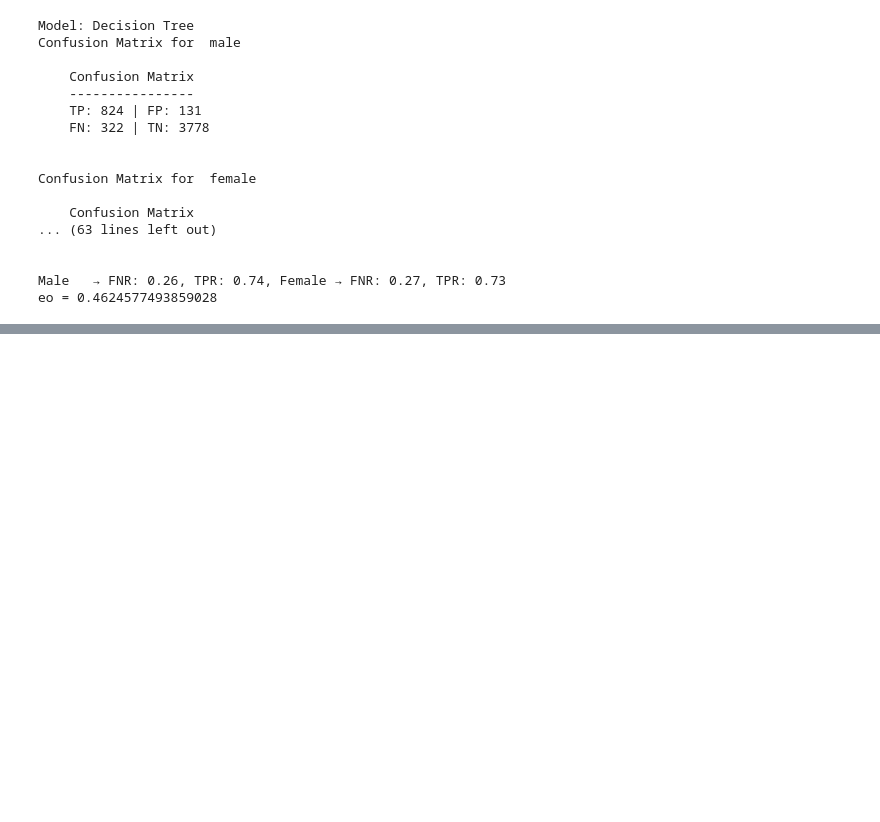
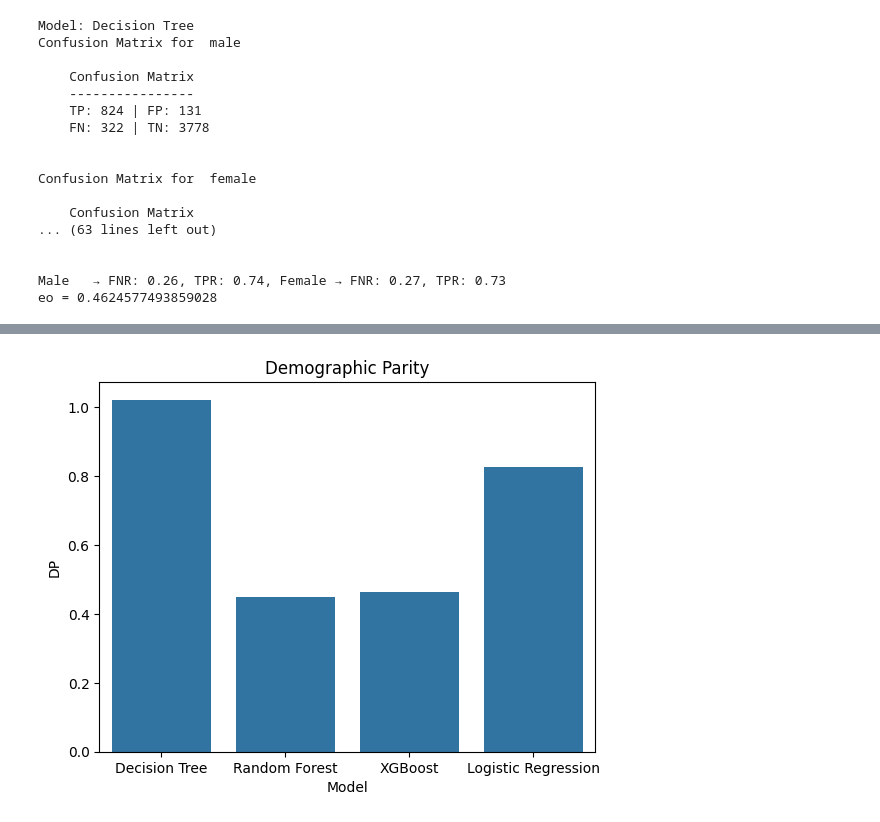
Before and after one commit to 3Techies/Bias-Detection-ML-models, a Jupyter notebook: notebooks/02_baseline_model.ipynb, the cells around one changed output, grey strips where cells are left out. Saved outputs shown, nothing was run; the diff lists cells and outputs as text; code cells hidden in the pictures; blank space fills up the shorter version.

```diff
--- a/notebooks/02_baseline_model.ipynb
+++ b/notebooks/02_baseline_model.ipynb
@@ -388,0 +428,6 @@ eo = 0.4624577493859028
+# %%
+sns.barplot(model_results_df, x="Model", y="DP")
+plt.title("Demographic Parity")
+plt.show()
+# %% [output]
+[figure, added]
```
Also changed, not shown: parts of 12 cells of this notebook.
